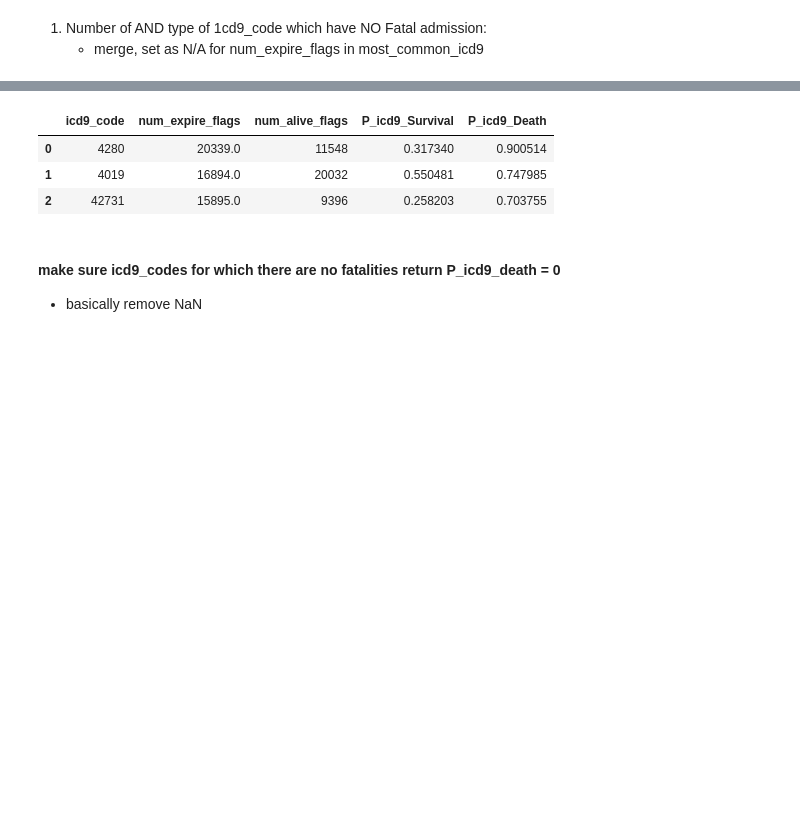
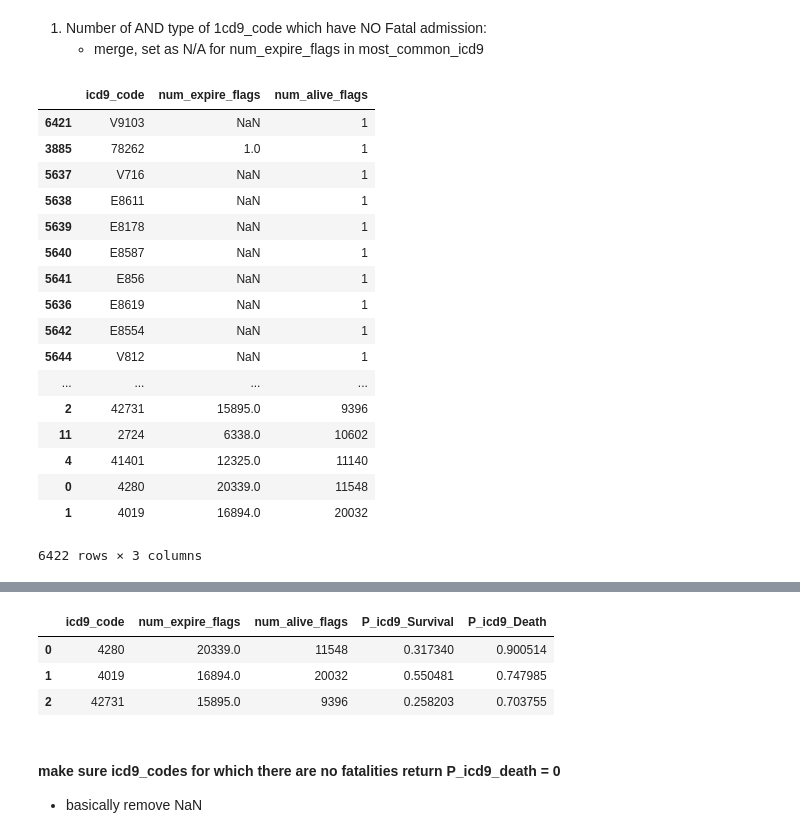
Before and after one commit to billiescodes/mortality_in_ICU, a Jupyter notebook: 01_ExploratoryAnalysis.ipynb, the cells around one changed output, grey strips where cells are left out. Saved outputs shown, nothing was run; the diff lists cells and outputs as text; code cells hidden in the pictures; blank space fills up the shorter version.

```diff
--- a/01_ExploratoryAnalysis.ipynb
+++ b/01_ExploratoryAnalysis.ipynb
@@ -1021,6 +1068,27 @@ total_survival =  36390
 # %%
 # merge left on most_common_icd9, ie. keep all of icd9
 merged_nbayes = pd.merge(most_common_icd9, new_alive, how='right', on='icd9_code')
+# %%
+merged_nbayes.sort_values('num_alive_flags')
+# %% [output]
+|  | icd9_code | num_expire_flags | num_alive_flags |
+| 6421 | V9103 | NaN | 1 |
+| 3885 | 78262 | 1.0 | 1 |
+| 5637 | V716 | NaN | 1 |
+| 5638 | E8611 | NaN | 1 |
+| 5639 | E8178 | NaN | 1 |
+| 5640 | E8587 | NaN | 1 |
+| 5641 | E856 | NaN | 1 |
+| 5636 | E8619 | NaN | 1 |
+| 5642 | E8554 | NaN | 1 |
+| 5644 | V812 | NaN | 1 |
+| ... | ... | ... | ... |
+| 2 | 42731 | 15895.0 | 9396 |
+| 11 | 2724 | 6338.0 | 10602 |
+| 4 | 41401 | 12325.0 | 11140 |
+| 0 | 4280 | 20339.0 | 11548 |
+| 1 | 4019 | 16894.0 | 20032 |
+6422 rows × 3 columns
 # %%
 #P_icd9_Death
 merged_nbayes['P_icd9_Survival']= merged_nbayes.num_alive_flags/total_survival
```
Also changed, not shown: parts of 17 cells of this notebook.
